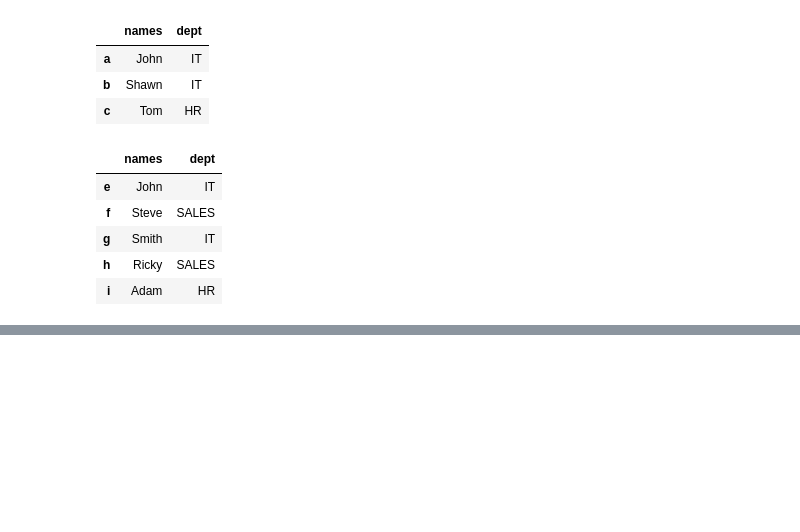
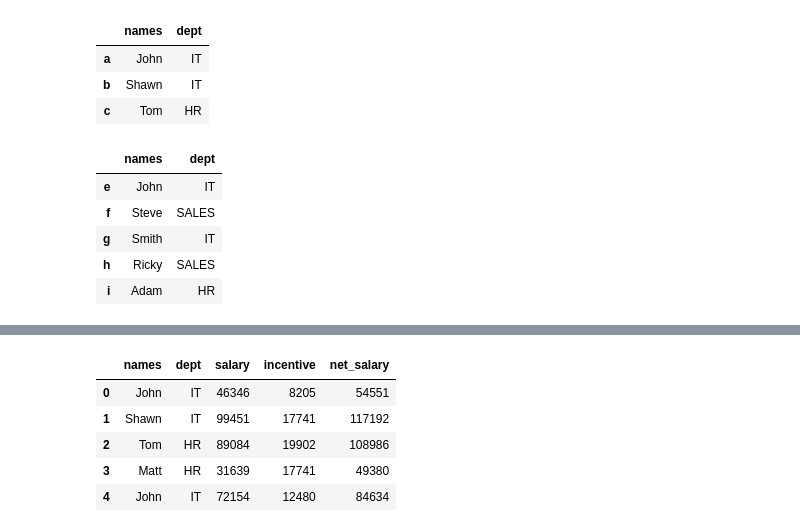
Before and after one commit to ravi4all/ML_May_WE_22, a Jupyter notebook: Data Analysis/PandasIntroduction.ipynb, the cells around one changed output, grey strips where cells are left out. Drawn from its saved outputs; the diff is of its cells as text; code cells hidden in the pictures; blank space fills up the shorter version.

```diff
--- a/Data Analysis/PandasIntroduction.ipynb
+++ b/Data Analysis/PandasIntroduction.ipynb
@@ -192,0 +205,2 @@ df.tail()
+# %%
+df = pd.DataFrame(data)
@@ -192,0 +247,2 @@ df.tail()
+# %%
+df['salary'] = np.random.randint(25000,100000,9)
@@ -192,0 +258,2 @@ df.tail()
+# %%
+df['incentive'] = np.random.randint(5000,20000,9)
@@ -192,0 +269,11 @@ df.tail()
+# %%
+df['net_salary'] = df['salary'] + df['incentive']
+# %%
+df.head()
+# %% [output]
+|  | names | dept | salary | incentive | net_salary |
+| 0 | John | IT | 46346 | 8205 | 54551 |
+| 1 | Shawn | IT | 99451 | 17741 | 117192 |
+| 2 | Tom | HR | 89084 | 19902 | 108986 |
+| 3 | Matt | HR | 31639 | 17741 | 49380 |
+| 4 | John | IT | 72154 | 12480 | 84634 |
```
Also changed, not shown: parts of 24 cells of this notebook, 4 other files.
